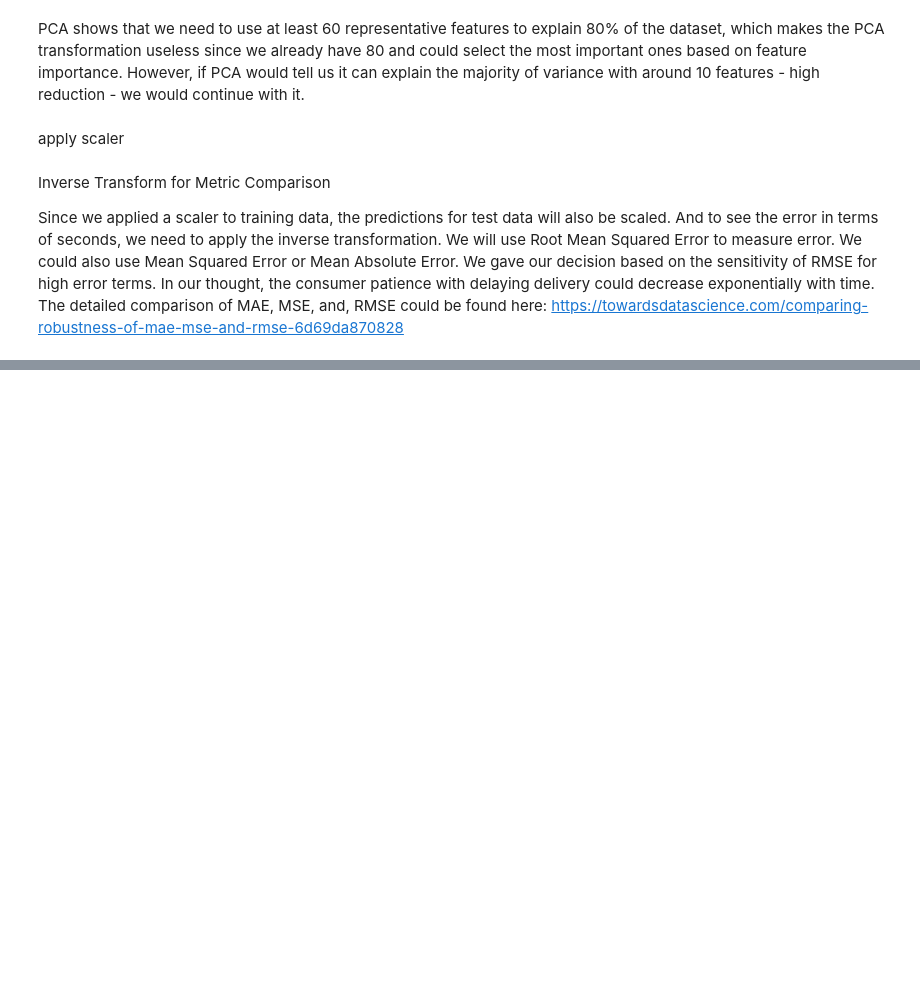
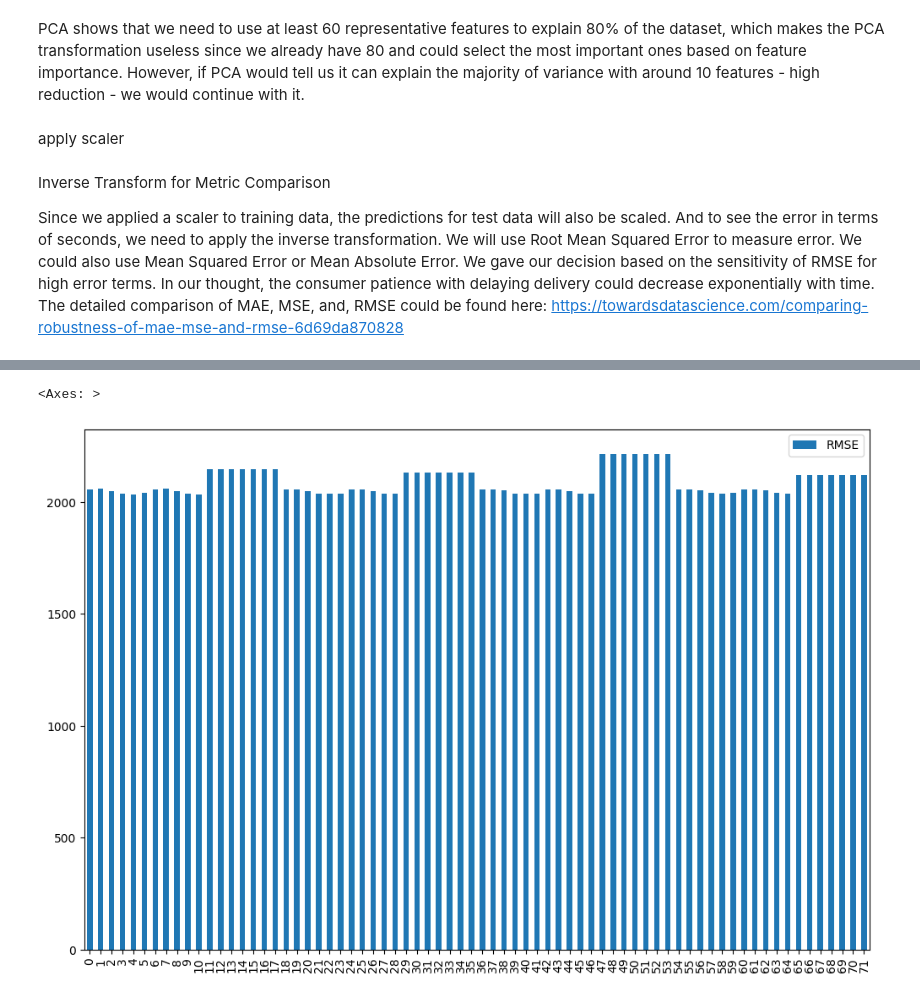
Before and after one commit to ikapil06/Delivery-duration, a Jupyter notebook: file.ipynb, the cells around one changed output, grey strips where cells are left out. Drawn from its saved outputs; the diff is of its cells as text; code cells hidden in the pictures; blank space fills up the shorter version.

```diff
--- a/file.ipynb
+++ b/file.ipynb
@@ -630,3 +617,18 @@ def rmse_with_inv_transform(scaler, y_test, y_pred_scaled, model_name):
     print("Error = "'{}'.format(rmse_error)+" in " + model_name)
 
     return rmse_error, y_predict
+# %%
+# create a generic function which can work with multiple machine learning models
+def make_regression(X_train, y_train, X_test, y_test, model, model_name, verbose=True):
+    """Apply selected regression model to data and measure error"""
+    model.fit(X_train,y_train)
+    y_predict=model.predict(X_train)
+    train_error = mean_squared_error(y_train, y_predict, squared=False)
+    y_predict=model.predict(X_test)
+    test_error = mean_squared_error(y_test, y_predict, squared=False)
+    if verbose:
+        print("Train error = "'{}'.format(train_error)+" in " + model_name)
+        print("Test error = "'{}'.format(test_error)+" in " + model_name)
+    trained_model = model
+
+    return trained_model, y_predict, train_error, test_error
@@ -632,0 +879,2 @@ def rmse_with_inv_transform(scaler, y_test, y_pred_scaled, model_name):
+# %%
+pred_df = pd.DataFrame(pred_dict)
@@ -632,0 +897,5 @@ def rmse_with_inv_transform(scaler, y_test, y_pred_scaled, model_name):
+# %%
+pred_df.plot(kind='bar', figsize=(12,8))
+# %% [output]
+<Axes: >
+[figure, added]
```
Also changed, not shown: parts of 20 cells of this notebook, 31 other files.
